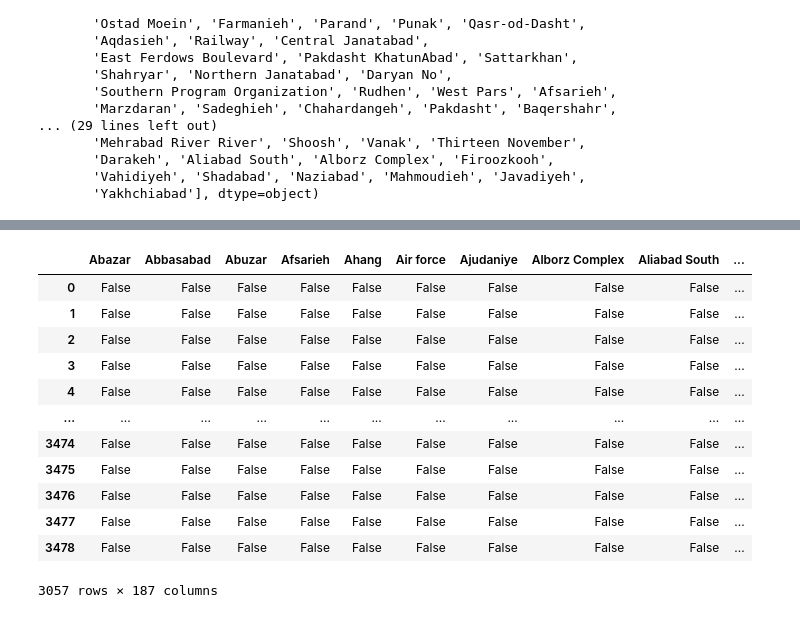
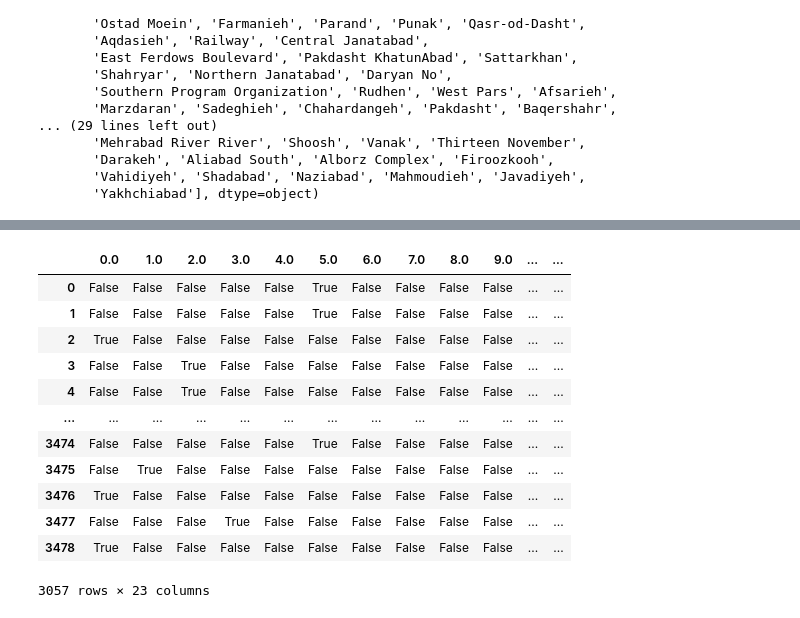
Before and after one commit to haadijafari/Jadi_ML, a Jupyter notebook: Projects/01. Regression/House_Price.ipynb, the cells around one changed output, grey strips where cells are left out. Drawn from its saved outputs; the diff is of its cells as text; code cells hidden in the pictures.

Commit message:
[FIX] Location Rank Feature

```diff
--- a/Projects/01. Regression/House_Price.ipynb
+++ b/Projects/01. Regression/House_Price.ipynb
@@ -130,0 +228,7 @@ array(['Shahran', 'Pardis', 'Shahrake Qods', 'Shahrake Gharb',
+# %%
+# Create a mapping of areas to ranks
+area_to_rank = {area: rank for rank, areas in enumerate(location_rank) for area in areas}
+
+# Add the rank to the DataFrame based on the Address column
+cdf['Area Rank'] = cdf['Address'].map(area_to_rank)
+cdf.head()
@@ -131,20 +242,20 @@ array(['Shahran', 'Pardis', 'Shahrake Qods', 'Shahrake Gharb',
 # %%
-cdf_dummies = pd.get_dummies(cdf['Address'])
+cdf_dummies = pd.get_dummies(cdf['Area Rank'])
 cdf_dummies
 # %% [output]
-|  | Abazar | Abbasabad | Abuzar | Afsarieh | Ahang | Air force | Ajudaniye | Alborz Complex | Aliabad South | ... |
-| 0 | False | False | False | False | False | False | False | False | False | ... |
-| 1 | False | False | False | False | False | False | False | False | False | ... |
-| 2 | False | False | False | False | False | False | False | False | False | ... |
-| 3 | False | False | False | False | False | False | False | False | False | ... |
-| 4 | False | False | False | False | False | False | False | False | False | ... |
-| ... | ... | ... | ... | ... | ... | ... | ... | ... | ... | ... |
-| 3474 | False | False | False | False | False | False | False | False | False | ... |
-| 3475 | False | False | False | False | False | False | False | False | False | ... |
-| 3476 | False | False | False | False | False | False | False | False | False | ... |
-| 3477 | False | False | False | False | False | False | False | False | False | ... |
-| 3478 | False | False | False | False | False | False | False | False | False | ... |
+|  | 0.0 | 1.0 | 2.0 | 3.0 | 4.0 | 5.0 | 6.0 | 7.0 | 8.0 | 9.0 | ... | ... |
+| 0 | False | False | False | False | False | True | False | False | False | False | ... | ... |
+| 1 | False | False | False | False | False | True | False | False | False | False | ... | ... |
+| 2 | True | False | False | False | False | False | False | False | False | False | ... | ... |
+| 3 | False | False | True | False | False | False | False | False | False | False | ... | ... |
+| 4 | False | False | True | False | False | False | False | False | False | False | ... | ... |
+| ... | ... | ... | ... | ... | ... | ... | ... | ... | ... | ... | ... | ... |
+| 3474 | False | False | False | False | False | True | False | False | False | False | ... | ... |
+| 3475 | False | True | False | False | False | False | False | False | False | False | ... | ... |
+| 3476 | True | False | False | False | False | False | False | False | False | False | ... | ... |
+| 3477 | False | False | False | True | False | False | False | False | False | False | ... | ... |
+| 3478 | True | False | False | False | False | False | False | False | False | False | ... | ... |
-3057 rows × 187 columns
+3057 rows × 23 columns
 # %%
 cdf = pd.concat([cdf, cdf_dummies], axis=1)
 cdf
```
Also changed, not shown: parts of 9 cells of this notebook, 3 other files.
